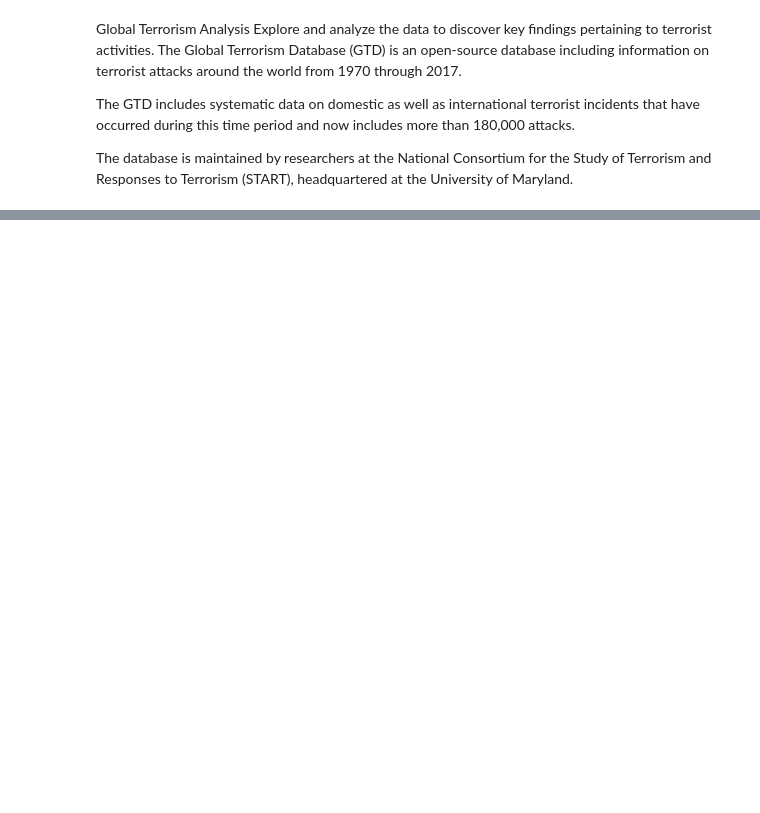
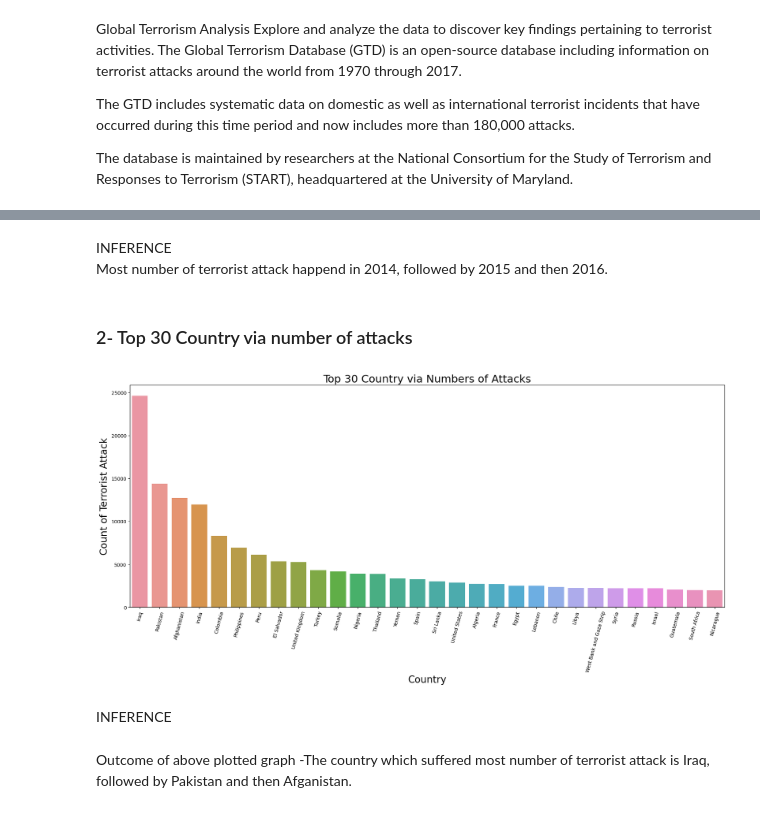
Before and after one commit to sandhyamandoli7/Awesome-Cybersecurity-Handbooks, a Jupyter notebook: Global_Terrorism_Analysis_(EDA).ipynb, the cells around one changed output, grey strips where cells are left out. Cells and saved outputs as stored; diff of their text form; code cells hidden in the pictures; blank space fills up the shorter version.

```diff
--- a/Global_Terrorism_Analysis_(EDA).ipynb
+++ b/Global_Terrorism_Analysis_(EDA).ipynb
@@ -28,0 +164,19 @@ df = pd.read_csv("/content/Global Terrorism Data (1).csv"
+# %% [markdown]
+INFERENCE
+ Most number of terrorist attack happend in 2014, followed by 2015 and then 2016.
+# %% [markdown]
+### 2- Top 30 Country via number of attacks
+# %%
+
+ax=plt.rcParams['figure.figsize'] = 22,8.27
+ax=sns.countplot(x='country_txt',data=df_1,order = df_1['country_txt'].value_counts().index[:30])
+ax.set_xlabel('Country',fontsize=20)
+plt.xticks(rotation = 75)
+ax.set_ylabel('Count of Terrorist Attack',fontsize=20)
+ax.set_title('Top 30 Country via Numbers of Attacks',fontsize=22);
+# %% [output]
+[figure, added]
+# %% [markdown]
+INFERENCE
+# %% [markdown]
+Outcome of above plotted graph -The country which suffered most number of terrorist attack is Iraq, followed by Pakistan and then Afganistan.
```
Also changed, not shown: parts of 29 cells of this notebook.
